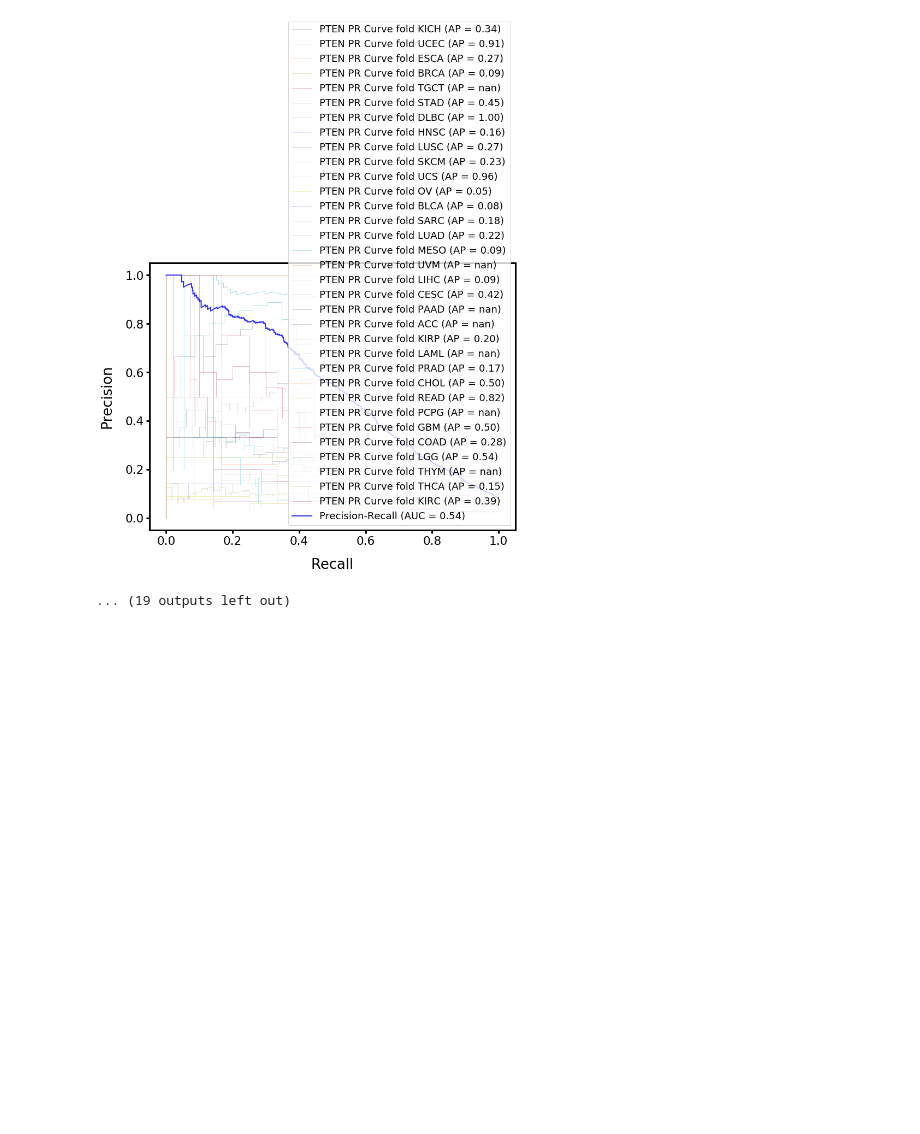
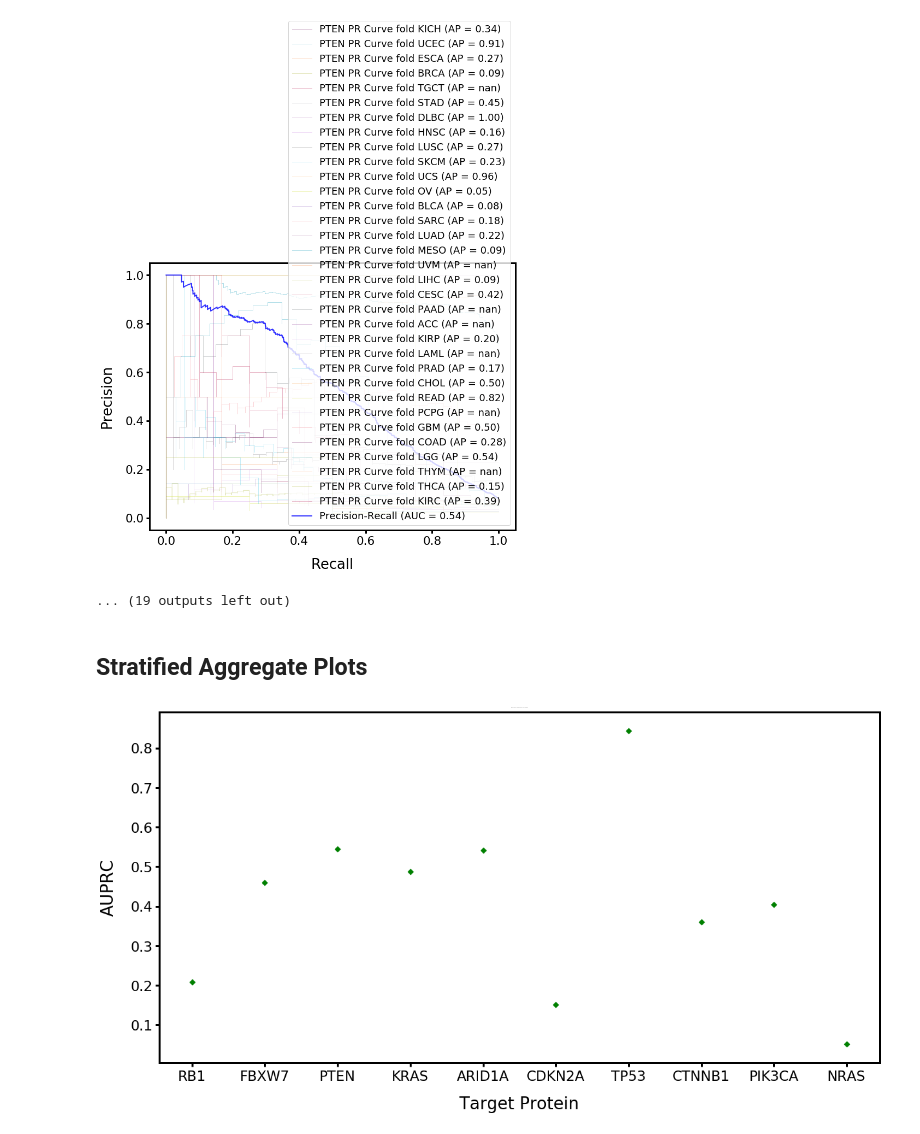
Before and after one commit to kamarulaw/Chikina-TCGA-Research, a Jupyter notebook: src/stratified_analysis.ipynb, the cells around one changed output. Cells and saved outputs as stored; diff of their text form; code cells hidden in the pictures; blank space fills up the shorter version.

```diff
--- a/src/stratified_analysis.ipynb
+++ b/src/stratified_analysis.ipynb
@@ -202,0 +195,14 @@ defaultdict(<class 'float'>, {'TP53': 0.8431678601272479, 'PIK3CA': 0.4047533592
+# %% [markdown]
+## Stratified Aggregate Plots
+# %%
+# plot mean AUPR for sratified kFold Cross Validation
+xx = y_mean_auprs.keys()
+yy = y_mean_auprs.values()
+plt.figure(figsize=(20,10))
+plt.xlabel("Target Protein")
+plt.ylabel("AUPRC")
+plt.scatter(xx,yy, color="green", marker="D")
+plt.title("Mean AUPRC for Stratified 5-Fold Cross Validation")
+plt.show()
+# %% [output]
+[figure, added]
```
Also changed, not shown: parts of 1 cell of this notebook, 1 other file.
